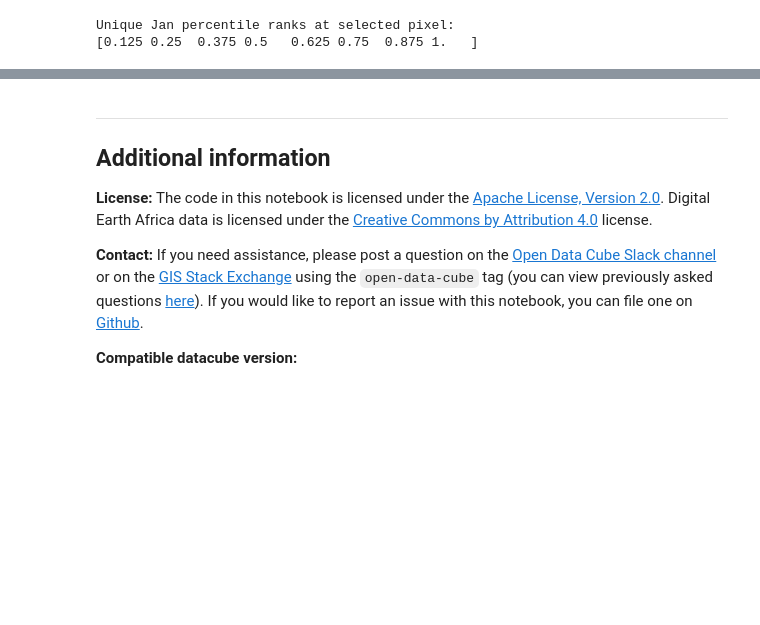
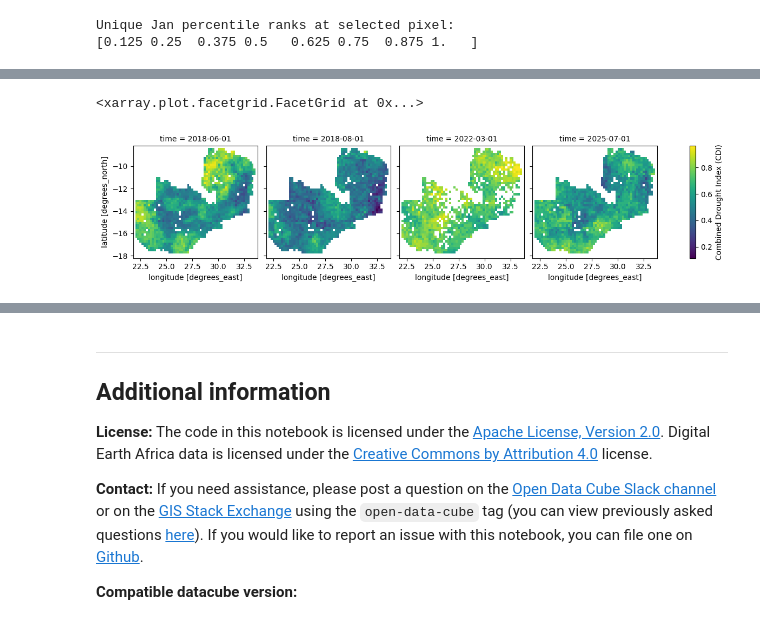
Before and after one commit to digitalearthafrica/DEAfrica-Drought-Monitor, a Jupyter notebook: Assembling_Data.ipynb, the cells around one changed output, grey strips where cells are left out. Saved outputs shown, nothing was run; the diff lists cells and outputs as text; code cells hidden in the pictures; blank space fills up the shorter version.

```diff
--- a/Assembling_Data.ipynb
+++ b/Assembling_Data.ipynb
@@ -416,16 +424,2 @@ plt.show()
 # %% [markdown]
 # Percentile ranking
-# %%
-# Compute percentiles cleanly
-ds_percentiles = xr.Dataset()
-
-for var in ds_comb.data_vars:
-    # Native xarray rank handles NaNs and defaults to 'average' tie-breaking
-    ranked = ds_comb[var].groupby("time.month").map(
-        lambda x: x.rank(dim="time", pct=True)
-    )
-    ds_percentiles[var] = ranked
-
-ds_percentiles = ds_percentiles.sortby("time")
-
-ds_percentiles
@@ -538,0 +603,13 @@ ds_percentiles.to_netcdf('data/Zmb_ds_percentiles.nc')
+# %%
+# 1. Compute weighted sum across all 4 percentile variables
+ds_percentiles["CDI"] = sum(
+    ds_percentiles[var] * weight for var, weight in weights.items()
+)
+
+# 2. Add metadata description
+ds_percentiles["CDI"].attrs["long_name"] = "Combined Drought Index (CDI)"
+ds_percentiles["CDI"].attrs["weights"] = str(
+    {k: round(v, 4) for k, v in weights.items()}
+)
+
+ds_percentiles
@@ -538,0 +630,5 @@ ds_percentiles.to_netcdf('data/Zmb_ds_percentiles.nc')
+# %%
+ds_percentiles.isel(time=[5, 7, 50, 90]).CDI.plot(col='time')
+# %% [output]
+<xarray.plot.facetgrid.FacetGrid at 0x...>
+[figure, added]
```
Also changed, not shown: parts of 27 cells of this notebook.
